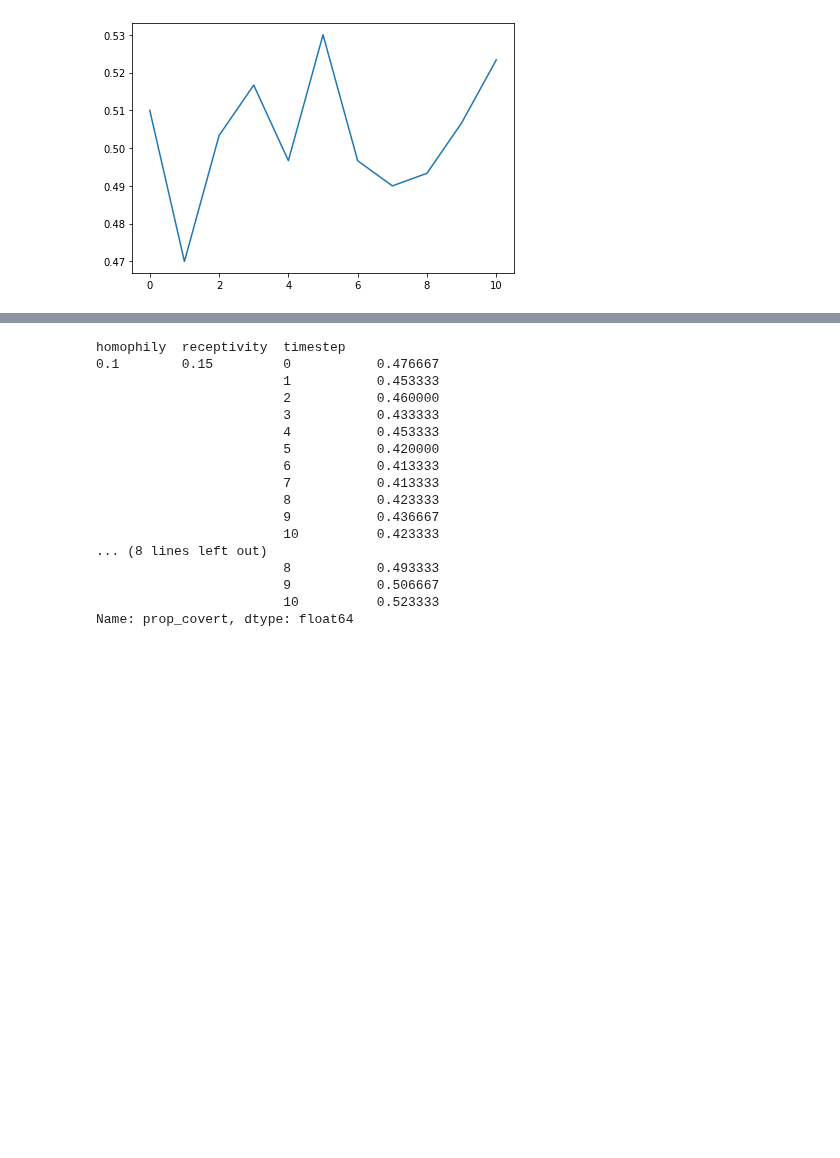
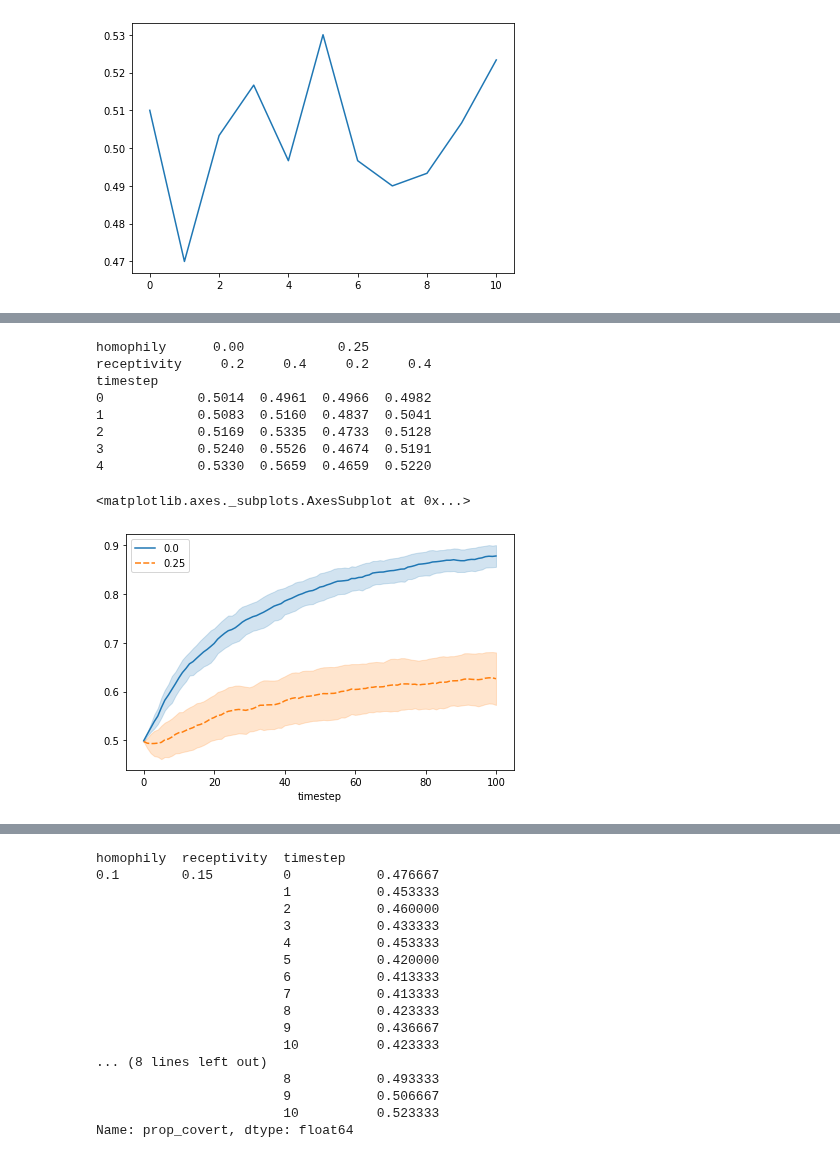
Before and after one commit to mt-digital/identity-signaling, a Jupyter notebook: Experiment development.ipynb, the cells around one changed output, grey strips where cells are left out. Cells and saved outputs as stored; diff of their text form; code cells hidden in the pictures; blank space fills up the shorter version.

```diff
--- a/Experiment development.ipynb
+++ b/Experiment development.ipynb
@@ -287,0 +291,14 @@ gb_mean.unstack(level=(0,1)).plot()
+# %%
+print(means.head())
+sns.lineplot(data=means, hue="receptivity", style="homophily")
+# %% [output]
+homophily      0.00            0.25
+receptivity     0.2     0.4     0.2     0.4
+timestep
+0            0.5014  0.4961  0.4966  0.4982
+1            0.5083  0.5160  0.4837  0.5041
+2            0.5169  0.5335  0.4733  0.5128
+3            0.5240  0.5526  0.4674  0.5191
+4            0.5330  0.5659  0.4659  0.5220
+<matplotlib.axes._subplots.AxesSubplot at 0x...>
+[figure, added]
```
Also changed, not shown: parts of 2 cells of this notebook.
